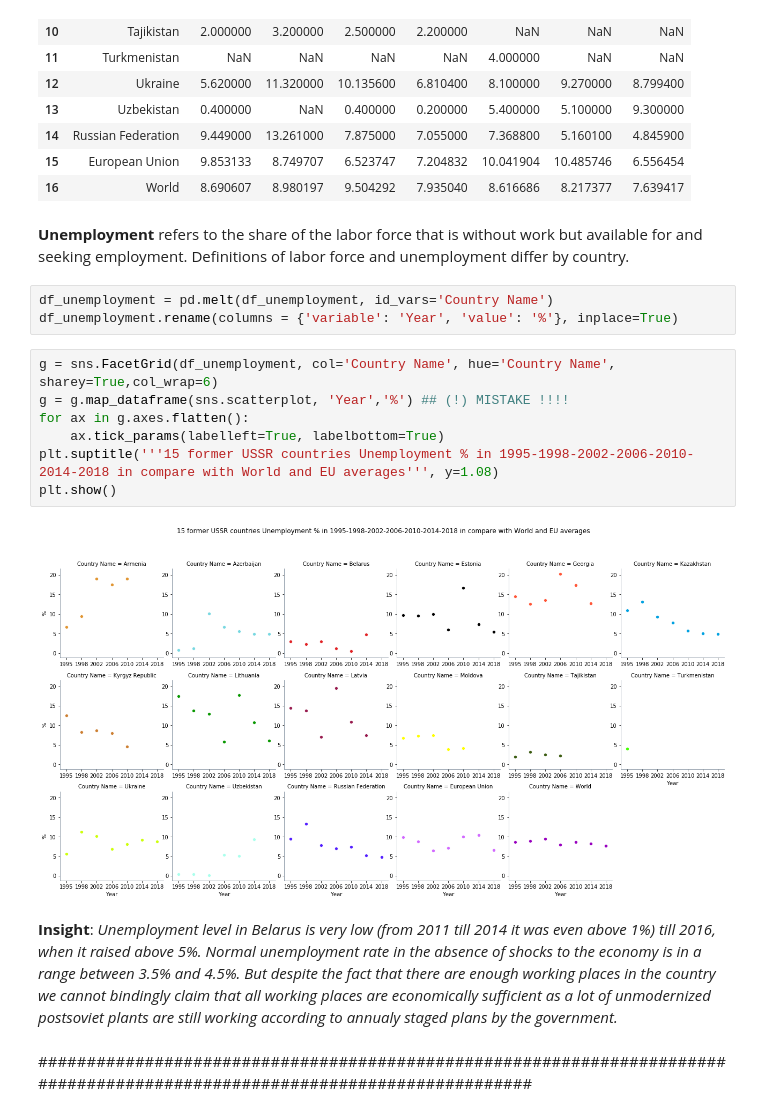
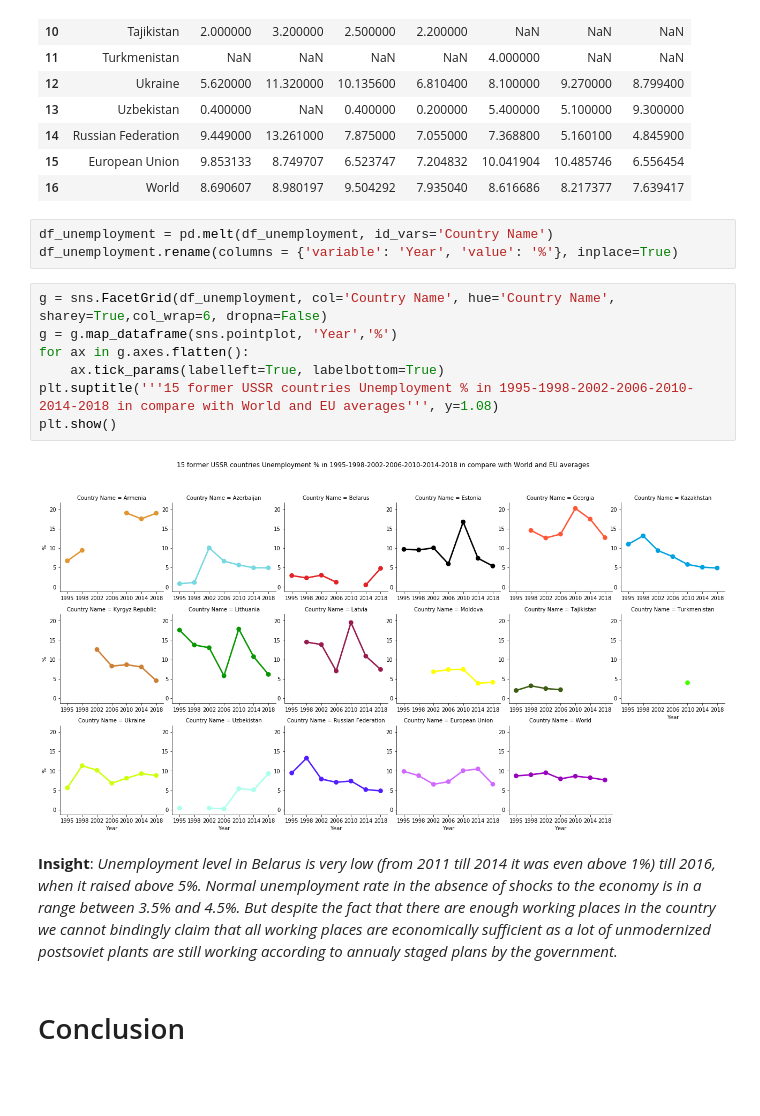
Before and after one commit to unkind58/Belarus_statistics_and-_comparison, a Jupyter notebook: app.ipynb, the cells around one changed output. Cells and saved outputs as stored; diff of their text form; blank space fills up the shorter version.

Commit message:
added conclusion

```diff
--- a/app.ipynb
+++ b/app.ipynb
@@ -461,21 +481,19 @@ df_unemployment
 | 14 | Russian Federation | 9.449000 | 13.261000 | 7.875000 | 7.055000 | 7.368800 | 5.160100 | 4.845900 |
 | 15 | European Union | 9.853133 | 8.749707 | 6.523747 | 7.204832 | 10.041904 | 10.485746 | 6.556454 |
 | 16 | World | 8.690607 | 8.980197 | 9.504292 | 7.935040 | 8.616686 | 8.217377 | 7.639417 |
-# %% [markdown]
-**Unemployment** refers to the share of the labor force that is without work but available for and seeking employment. Definitions of labor force and unemployment differ by country.
 # %%
 df_unemployment = pd.melt(df_unemployment, id_vars='Country Name')
 df_unemployment.rename(columns = {'variable': 'Year', 'value': '%'}, inplace=True)
 # %%
-g = sns.FacetGrid(df_unemployment, col='Country Name', hue='Country Name', sharey=True,col_wrap=6)
-g = g.map_dataframe(sns.scatterplot, 'Year','%') ## (!) MISTAKE !!!!
+g = sns.FacetGrid(df_unemployment, col='Country Name', hue='Country Name', sharey=True,col_wrap=6, dropna=False)
+g = g.map_dataframe(sns.pointplot, 'Year','%')
 for ax in g.axes.flatten():
     ax.tick_params(labelleft=True, labelbottom=True)
 plt.suptitle('''15 former USSR countries Unemployment % in 1995-1998-2002-2006-2010-2014-2018 in compare with World and EU averages''', y=1.08)
 plt.show()
 # %% [output]
-[figure, old version]
+[figure, new version]
 # %% [markdown]
 **Insight**: *Unemployment level in Belarus is very low (from 2011 till 2014 it was even above 1%) till 2016, when it raised above 5%. Normal unemployment rate in the absence of shocks to the economy is in a range between 3.5% and 4.5%. But despite the fact that there are enough working places in the country we cannot bindingly claim that all working places are economically sufficient as a lot of unmodernized postsoviet plants are still working according to annualy staged plans by the government.*
 # %% [markdown]
-##########################################################################################################################
+# Conclusion
```
Also changed, not shown: parts of 34 cells of this notebook.
